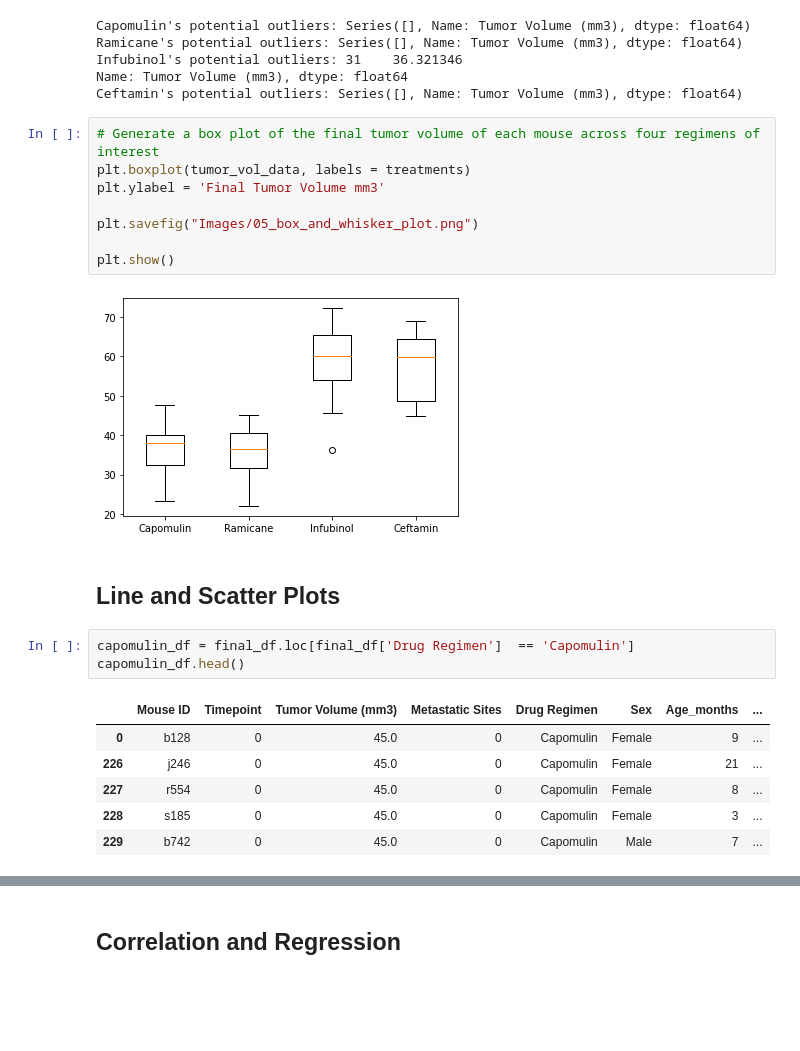
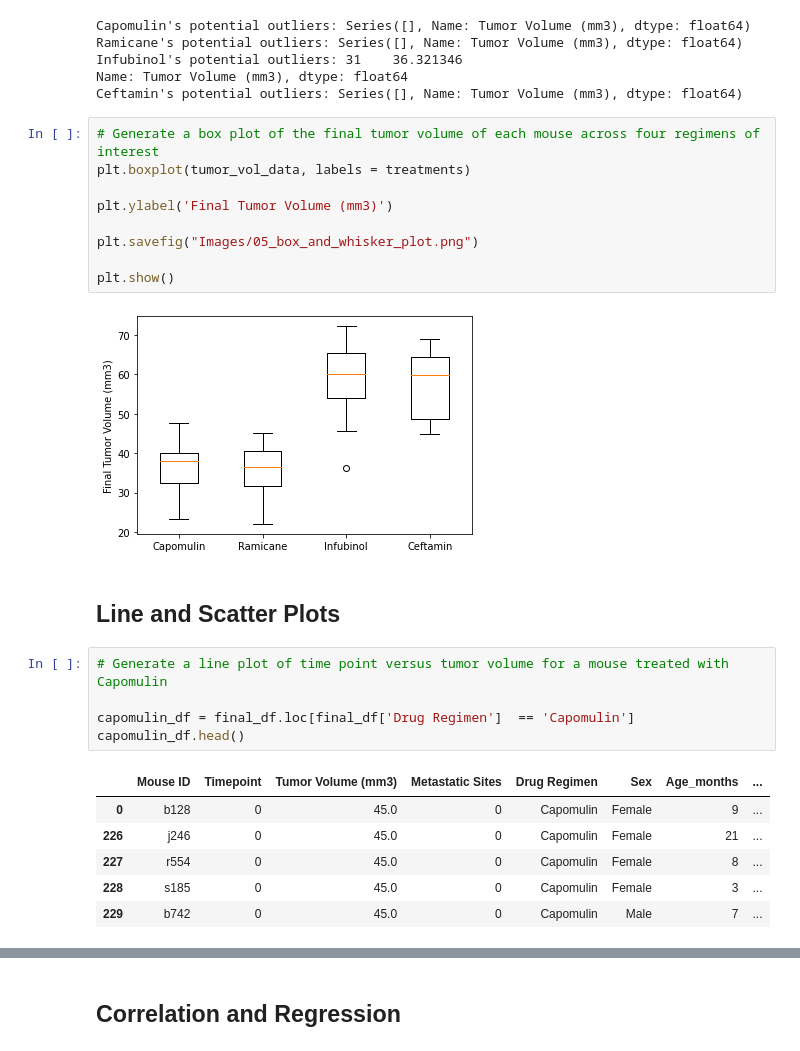
Before and after one commit to nairshanker/matplotlib_challenge, a Jupyter notebook: Pymaceuticals/pymaceuticals_starter_Final.ipynb, the cells around one changed output, grey strips where cells are left out. Drawn from its saved outputs; the diff is of its cells as text; blank space fills up the shorter version.

```diff
--- a/Pymaceuticals/pymaceuticals_starter_Final.ipynb
+++ b/Pymaceuticals/pymaceuticals_starter_Final.ipynb
@@ -322,16 +328,19 @@ Ceftamin's potential outliers: Series([], Name: Tumor Volume (mm3), dtype: float
 # %%
 # Generate a box plot of the final tumor volume of each mouse across four regimens of interest
 plt.boxplot(tumor_vol_data, labels = treatments)
-plt.ylabel = 'Final Tumor Volume mm3'
+
+plt.ylabel('Final Tumor Volume (mm3)')
 
 plt.savefig("Images/05_box_and_whisker_plot.png")
 
 plt.show()
 # %% [output]
-[figure, old version]
+[figure, new version]
 # %% [markdown]
 ## Line and Scatter Plots
 # %%
+# Generate a line plot of time point versus tumor volume for a mouse treated with Capomulin
+
 capomulin_df = final_df.loc[final_df['Drug Regimen']  == 'Capomulin']
 capomulin_df.head()
 # %% [output]
```
Also changed, not shown: parts of 18 cells of this notebook, 6 other files.
